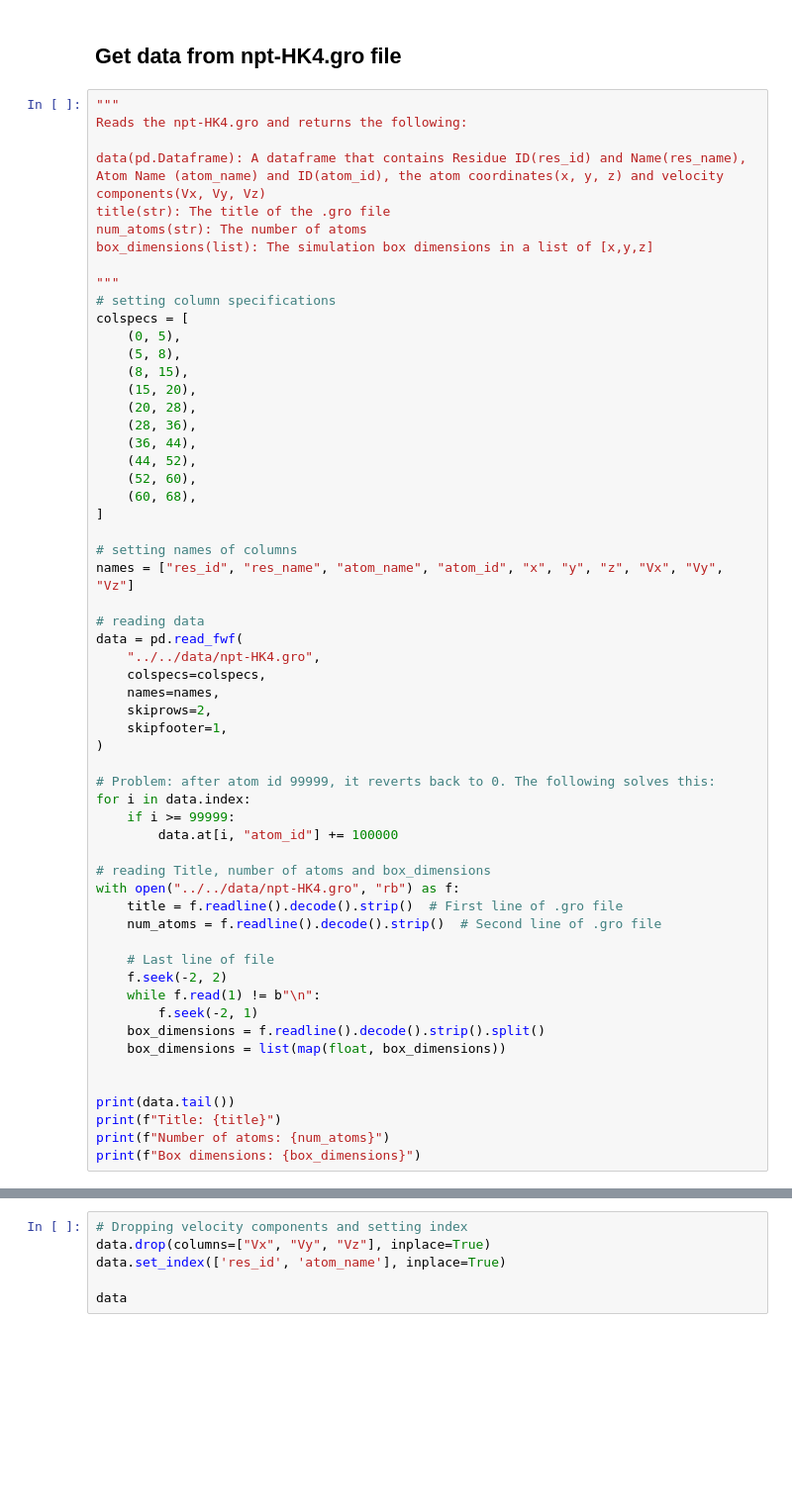
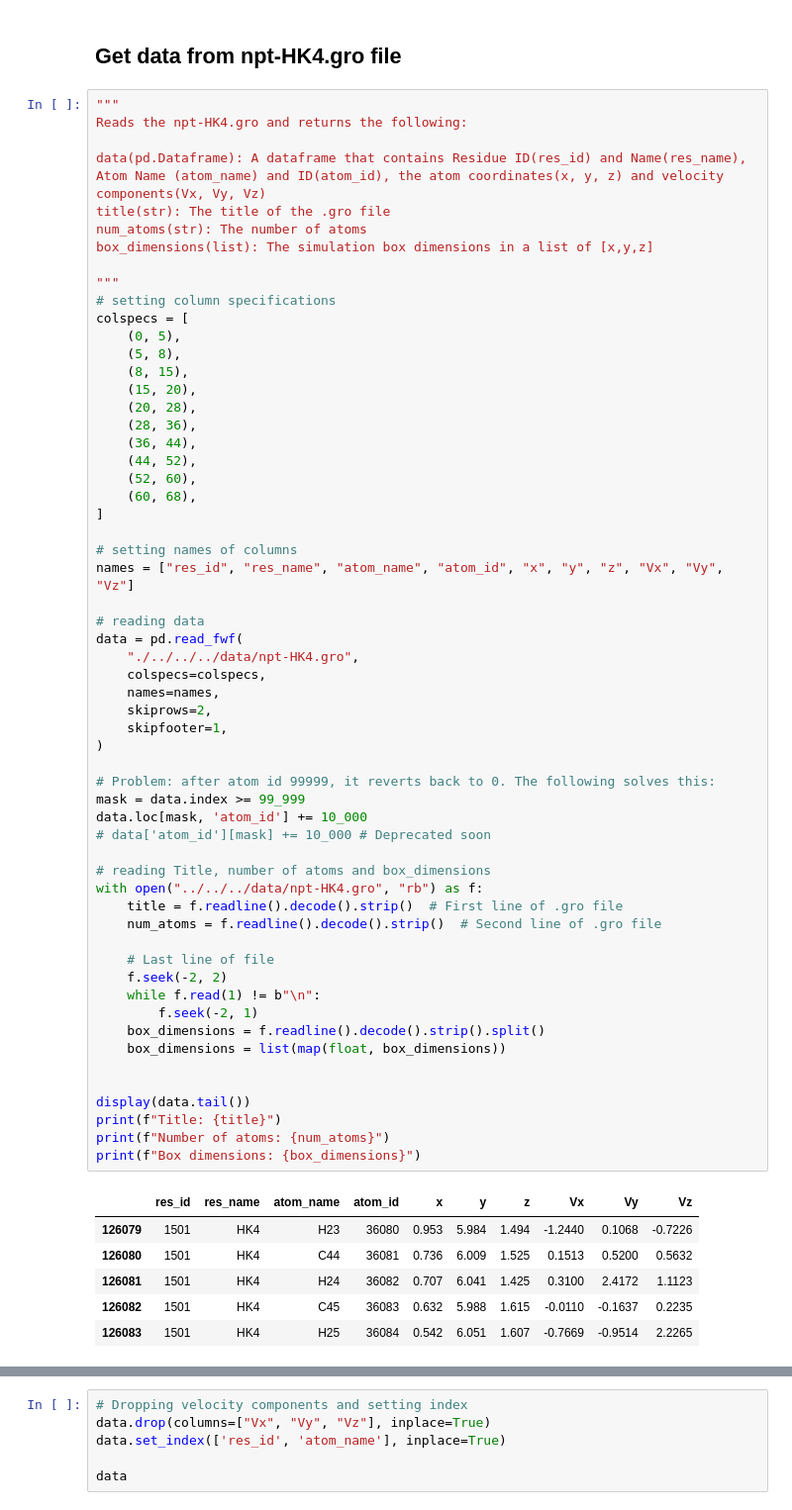
Before and after one commit to QMathsdude/kmc-charge-transport-organic-semiconductor, a Jupyter notebook: notebooks/03_/et_temp/optimized_method1_sub_box.ipynb, the cells around one changed output, grey strips where cells are left out. Shown at 99% size. Cells and saved outputs as stored; diff of their text form; blank space fills up the shorter version.

```diff
--- a/notebooks/02_graph_network_of_e-coupling_3D/et_temp/optimized_method1_sub_box.ipynb
+++ b/notebooks/03_/et_temp/optimized_method1_sub_box.ipynb
@@ -39,36 +39,42 @@ colspecs = [
 
 # setting names of columns
 names = ["res_id", "res_name", "atom_name", "atom_id", "x", "y", "z", "Vx", "Vy", "Vz"]
 
 # reading data
 data = pd.read_fwf(
-    "../../data/npt-HK4.gro",
+    "./../../../data/npt-HK4.gro",
     colspecs=colspecs,
     names=names,
     skiprows=2,
     skipfooter=1,
 )
 
 # Problem: after atom id 99999, it reverts back to 0. The following solves this:
-for i in data.index:
-    if i >= 99999:
-        data.at[i, "atom_id"] += 100000
+mask = data.index >= 99_999
+data.loc[mask, 'atom_id'] += 10_000
+# data['atom_id'][mask] += 10_000 # Deprecated soon
 
 # reading Title, number of atoms and box_dimensions
-with open("../../data/npt-HK4.gro", "rb") as f:
+with open("../../../data/npt-HK4.gro", "rb") as f:
     title = f.readline().decode().strip()  # First line of .gro file
     num_atoms = f.readline().decode().strip()  # Second line of .gro file
 
     # Last line of file
     f.seek(-2, 2)
     while f.read(1) != b"\n":
         f.seek(-2, 1)
     box_dimensions = f.readline().decode().strip().split()
     box_dimensions = list(map(float, box_dimensions))
 
 
-print(data.tail())
+display(data.tail())
 print(f"Title: {title}")
 print(f"Number of atoms: {num_atoms}")
 print(f"Box dimensions: {box_dimensions}")
 # %% [output]
+|  | res_id | res_name | atom_name | atom_id | x | y | z | Vx | Vy | Vz |
+| 126079 | 1501 | HK4 | H23 | 36080 | 0.953 | 5.984 | 1.494 | -1.2440 | 0.1068 | -0.7226 |
+| 126080 | 1501 | HK4 | C44 | 36081 | 0.736 | 6.009 | 1.525 | 0.1513 | 0.5200 | 0.5632 |
+| 126081 | 1501 | HK4 | H24 | 36082 | 0.707 | 6.041 | 1.425 | 0.3100 | 2.4172 | 1.1123 |
+| 126082 | 1501 | HK4 | C45 | 36083 | 0.632 | 5.988 | 1.615 | -0.0110 | -0.1637 | 0.2235 |
+| 126083 | 1501 | HK4 | H25 | 36084 | 0.542 | 6.051 | 1.607 | -0.7669 | -0.9514 | 2.2265 |
```
Also changed, not shown: parts of 3 cells of this notebook, 2 other files.
